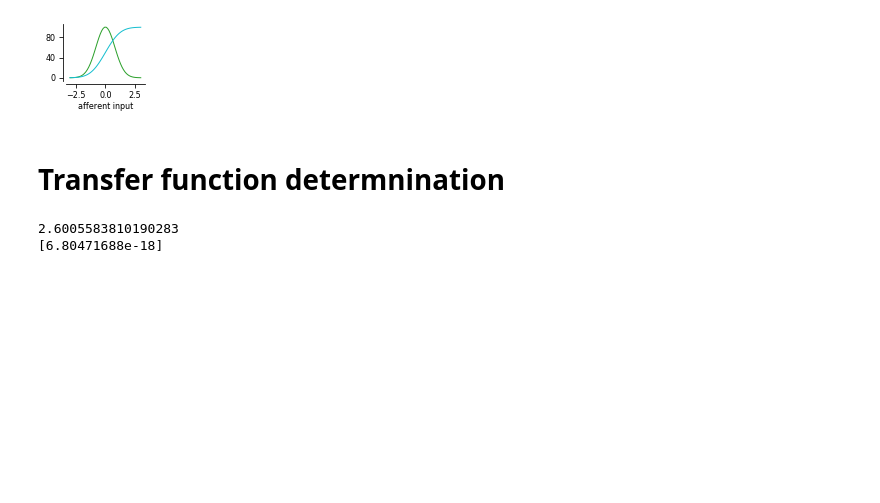
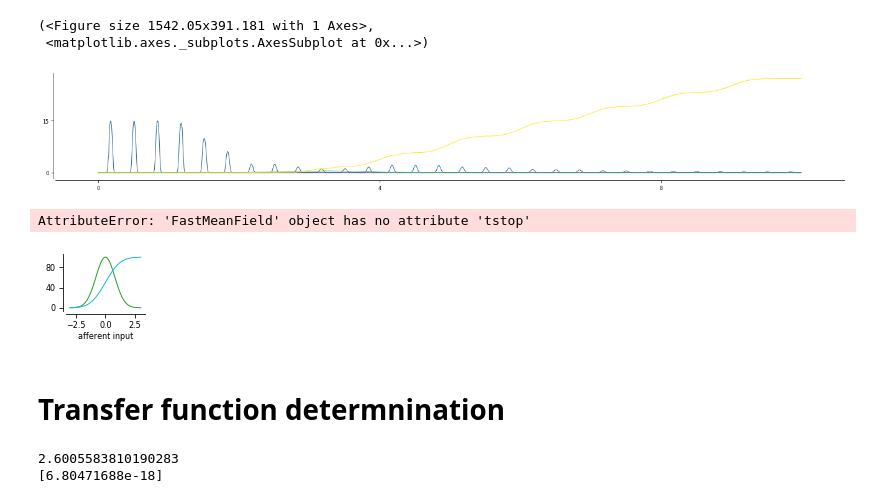
Before and after one commit to yzerlaut/spkNtwk-cortStatesWakefulness, a Jupyter notebook: notebook.ipynb, the cells around one changed output. Saved outputs shown, nothing was run; the diff lists cells and outputs as text; code cells hidden in the pictures; blank space fills up the shorter version.

```diff
--- a/notebook.ipynb
+++ b/notebook.ipynb
@@ -6,0 +175,6 @@ import time
+# %%
+ge.plot(sim.t, Y=X.T, fig_args=dict(figsize=(4,3)))
+# %% [output]
+(<Figure size 1542.05x391.181 with 1 Axes>,
+ <matplotlib.axes._subplots.AxesSubplot at 0x...>)
+[figure, added]
@@ -7,3 +183,7 @@ import time
+# %%
+sim = FastMeanField(Model, REC_POPS, AFF_POPS, tstop=6, dt=5e-3)
+# %% [output]
+AttributeError: 'FastMeanField' object has no attribute 'tstop'
 # %%
 from analyz.signal_library.classical_functions import gaussian, gaussian_cumproba
 x = np.linspace(-3,3)
```
Also changed, not shown: parts of 20 cells of this notebook, 2 other files.
